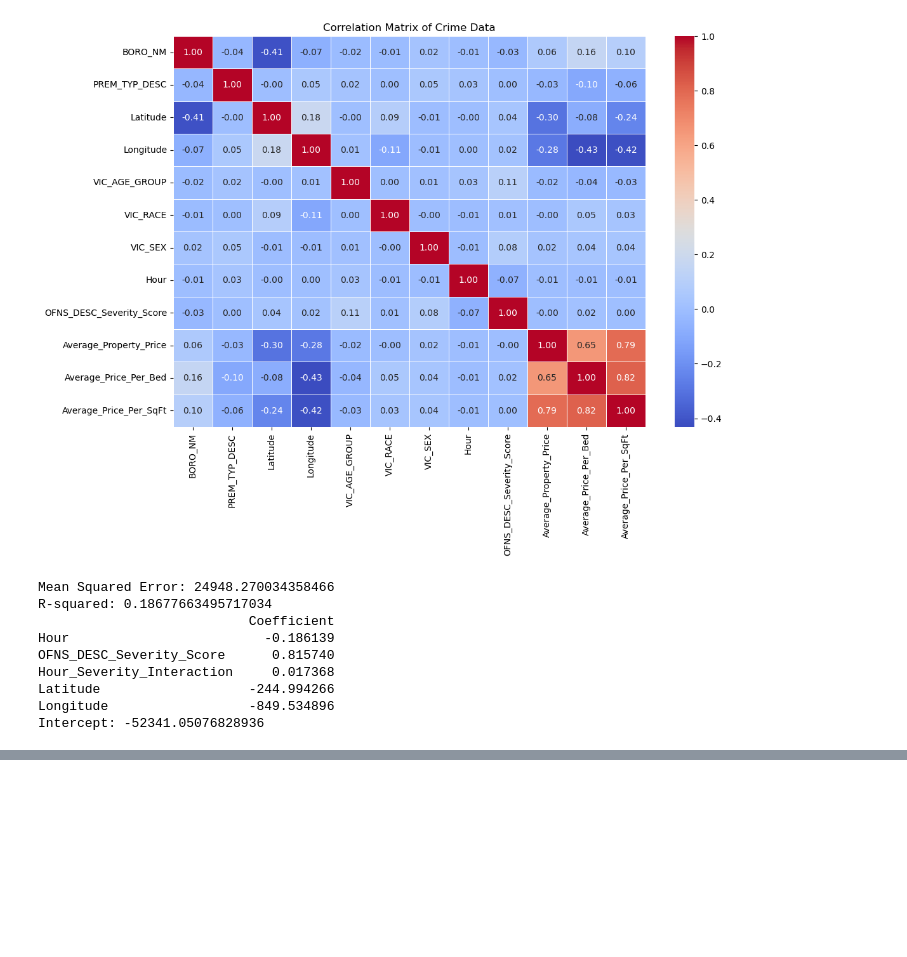
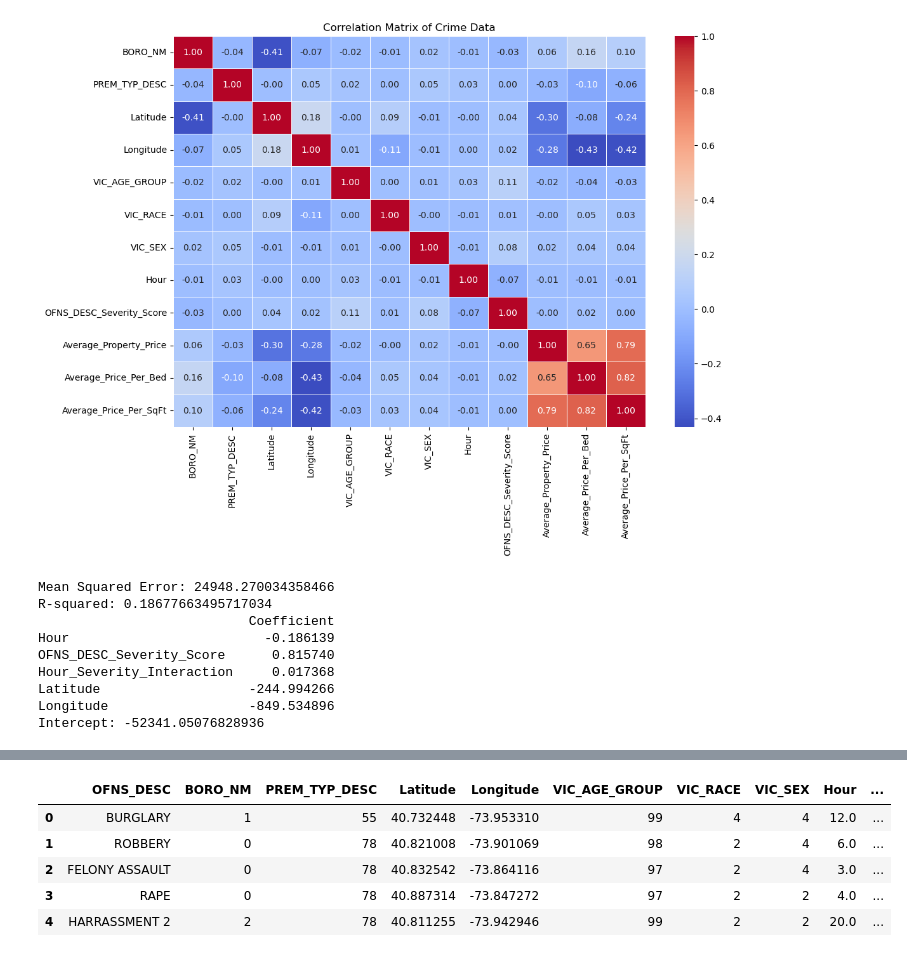
Before and after one commit to rudedoc/data_analytics, a Jupyter notebook: NYC Complaint Data Exploration Take 2.ipynb, the cells around one changed output, grey strips where cells are left out. Saved outputs shown, nothing was run; the diff lists cells and outputs as text; code cells hidden in the pictures; blank space fills up the shorter version.

```diff
--- a/NYC Complaint Data Exploration Take 2.ipynb
+++ b/NYC Complaint Data Exploration Take 2.ipynb
@@ -518,0 +517,15 @@ Cluster
+# %%
+# Cluster 0: Appears to have the lowest property prices and a moderate crime severity score.
+# Cluster 1: Has higher property prices and a higher crime severity score,
+#            suggesting areas where crime severity might not deter property prices.
+# Cluster 2: Shows relatively high property prices but with a lower crime severity score,
+#            possibly indicating safer, more expensive neighborhoods.
+
+complaints_df.head()
+# %% [output]
+|  | OFNS_DESC | BORO_NM | PREM_TYP_DESC | Latitude | Longitude | VIC_AGE_GROUP | VIC_RACE | VIC_SEX | Hour | ... |
+| 0 | BURGLARY | 1 | 55 | 40.732448 | -73.953310 | 99 | 4 | 4 | 12.0 | ... |
+| 1 | ROBBERY | 0 | 78 | 40.821008 | -73.901069 | 98 | 2 | 4 | 6.0 | ... |
+| 2 | FELONY ASSAULT | 0 | 78 | 40.832542 | -73.864116 | 97 | 2 | 4 | 3.0 | ... |
+| 3 | RAPE | 0 | 78 | 40.887314 | -73.847272 | 97 | 2 | 2 | 4.0 | ... |
+| 4 | HARRASSMENT 2 | 2 | 78 | 40.811255 | -73.942946 | 99 | 2 | 2 | 20.0 | ... |
```
Also changed, not shown: parts of 2 cells of this notebook, 4 other files.
